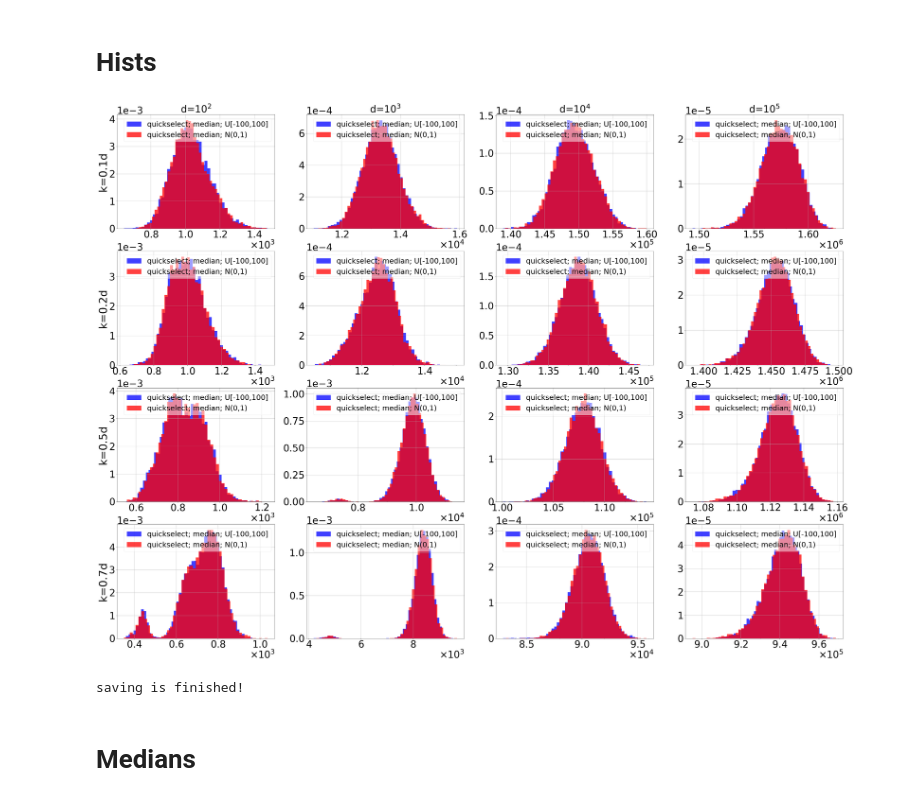
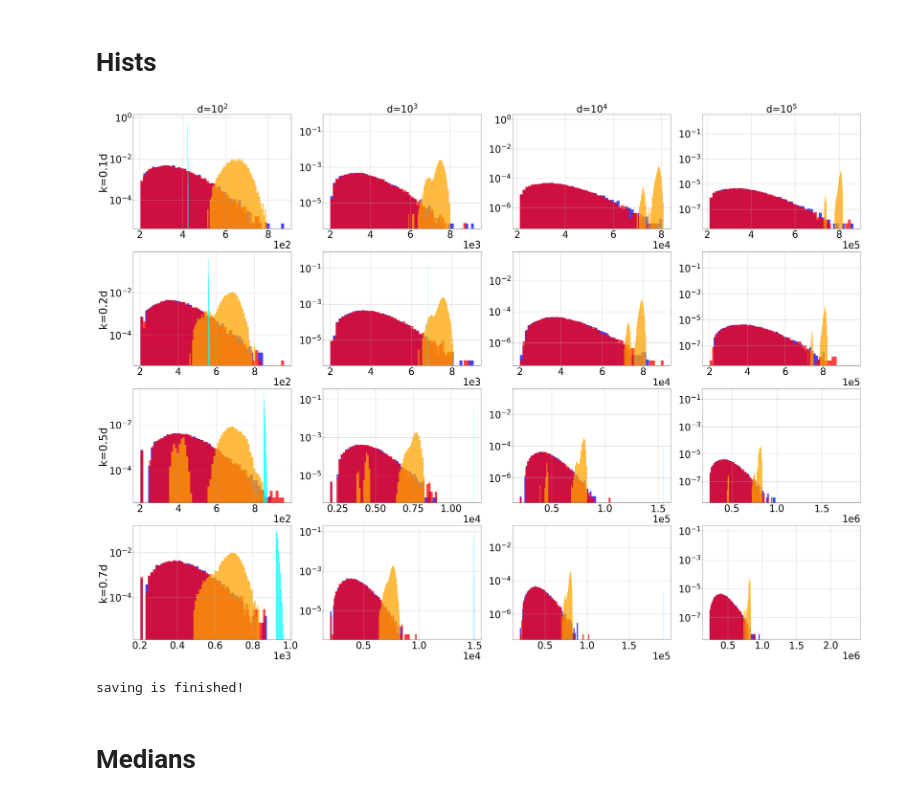
Before and after one commit to IgorSokoloff/CS-260_top-k-algorithms_project, a Jupyter notebook: igors_final_workflow/topk_draw.ipynb, the cells around one changed output. Saved outputs shown, nothing was run; the diff lists cells and outputs as text; code cells hidden in the pictures.

```diff
--- a/igors_final_workflow/topk_draw.ipynb
+++ b/igors_final_workflow/topk_draw.ipynb
@@ -44,7 +44,7 @@ plots_titles =  list(map (lambda d: r"d="+ d_str[d], d_ar))
 # %% [markdown]
 # Hists
 # %%
-def draw_hist_and_save(fig_ax_ar, d_ar, k_ar_frac, plot_path, filename, y_label, plots_titles):
+def draw_hist_and_save(fig_ax_ar, d_ar, k_ar_frac, plot_path, filename, y_label, plots_titles, is_legend):
     size = 40
     marker_size = 30
     plt.rcParams['font.family'] = 'serif'
@@ -65,6 +65,9 @@ def draw_hist_and_save(fig_ax_ar, d_ar, k_ar_frac, plot_path, filename, y_label,
     (fig, axs) = fig_ax_ar
     limits = (0, 1)
 
+    if is_legend:
+        legend = axs[0,0].legend(loc="best", framealpha=0.5)
+
     for i,k in enumerate(k_ar_frac):
         #axs[i,0].set_ylabel(y_label[i])
         axs[i,0].set(ylabel=y_label[i])
@@ -74,21 +77,20 @@ def draw_hist_and_save(fig_ax_ar, d_ar, k_ar_frac, plot_path, filename, y_label,
             #legend = axs[dataset_num].legend(loc="lower left", framealpha=0.5)
             #legend = axs[dataset_num].legend(loc="upper right", framealpha=0.5)
             #legend = axs[i,j].legend(loc=legend_location[dataset_num], framealpha=0.5)
-            legend = axs[i,j].legend(loc="best", framealpha=0.5)
-            #axs[i,j].set_xscale('log')
+            axs[i,j].set_yscale('log')
             axs[i,j].grid()
 
-            axs[i,j].xaxis.set_major_locator(tck.AutoLocator())
-            axs[i,j].xaxis.set_minor_locator(tck.AutoMinorLocator())
-            axs[i,j].xaxis.set_major_formatter(tck.ScalarFormatter(useMathText=True))
+            #axs[i,j].xaxis.set_major_locator(tck.AutoLocator())
+            #axs[i,j].xaxis.set_minor_locator(tck.AutoMinorLocator())
+            #axs[i,j].xaxis.set_major_formatter(tck.ScalarFormatter(useMathText=True))
 
-            axs[i,j].ticklabel_format(axis='y', style='sci', scilimits=(0,0))
+            #axs[i,j].ticklabel_format(axis='y', style='sci', scilimits=(0,0))
             axs[i,j].ticklabel_format(axis='x', style='sci', scilimits=(0,0))
 
             #locmin = tck.LogLocator(base=10.0,subs=(0.2,0.3,0.4,0.5,0.6,0.7,0.8), numticks=10)
-            locmin = tck.LogLocator(base=10.0,subs=(0.2,0.6,0.8), numticks=5)
+            #locmin = tck.LogLocator(base=10.0,subs=(0.2,0.6,0.8), numticks=5)
 
-            axs[i,j].xaxis.set_minor_locator(locmin)
+            #axs[i,j].xaxis.set_minor_locator(locmin)
             #axs[i,j].xaxis.set_minor_formatter(tck.NullFormatter())
             #axs[i,j].set_ylim(limits)
             #print(axs[dataset_num].get_ylim())
@@ -109,13 +111,12 @@ experiment_type = "synthetic"
 plot_path = project_path + "plot_{0}/".format(experiment_type)
 x_axis = "hist"
 
-main_title = "prior_impact"
 main_title = "prior_impact_qs_rand"
 main_title = "prior_impact_qs_det"
 main_title = "prior_impact_qs_med"
-#main_title = "prior_impact"
-#main_title = "best_quick_select"
-#main_title = "quick_select_and_tournament"
+main_title = "best_quick_select"
+main_title = "prior_impact"
+main_title = "quick_select_and_tournament"
 #main_title = "check"
 
 if main_title == "prior_impact":#for tournament
@@ -160,7 +161,9 @@ sigma = 1.0
 left = -100
 right = 100
 
-n_samples_dict = {"tournament":{10**2:10**4, 10**3:10**4, 10**4:10**4, 10**5:500}, "quickselect":{10**2:10**4, 10**3:10**4, 10**4:10**4, 10**5:10**4}}
+n_samples_dict = {"tournament":{10**2:10**5, 10**3:10**5, 10**4:10**4, 10**5:500}, "quickselect":{10**2:10**4, 10**3:10**4, 10**4:10**4, 10**5:10**4}}
+
+bins_dict = {"tournament":10 , "quickselect": 50}
 
 d_ar = np.array([10**2, 10**3, 10**5, 10**7, 10**9], dtype=int)
 d_ar = np.array([10**2, 10**3, 10**4, 10**5], dtype=int)
@@ -172,13 +175,15 @@ k_ar_frac =  np.array([0.1,0.2,0.5,0.7])
 #k_ar_frac =  np.array([0.1,0.5])
 
 draw = 1
-
+is_legend=0
 
 if not os.path.exists(plot_path):
     os.makedirs(plot_path)
 
 d_str = {10**2:r"$10^2$", 10**3:r"$10^3$", 10**4:r"$10^4$", 10**5:r"$10^5$",10**6:r"$10^6$", 10**7:r"$10^7$", 10**9:r"$10^9$"}
+
 plots_titles =  list(map (lambda d: r"d="+d_str[d], d_ar))
+
 y_label_ar = list(map (lambda k_frac: f"k={k_frac}d", k_ar_frac))
 filename = "{0}_{1}_{2}_{3}.pdf".format(main_title, x_axis, "-".join(exps), "-".join(plots_titles), "-".join(y_label_ar))
 
@@ -209,37 +214,41 @@ for i,k_frac in enumerate(k_ar_frac):
                     folder_tournament_ar += ['{0}_{1}'.format(experiment_type, f"tournament") ]
                     file_tournament_ar += ['TCH_prior-{0}_n-{1}_d-{2}_k-{3}.npy'.format(distribution, n_samples_dict["tournament"][d], d, int(k_frac*d))]
                     label_tournament_ar += ["tournament; N({0},{1})".format(intrepr(mean), intrepr(sigma))]
                 elif distribution_family == "uniform":
                     distribution = distribution_family+f"_l-{myrepr(left)}_r-{myrepr(right)}"
                     folder_tournament_ar += ['{0}_{1}'.format(experiment_type, f"tournament") ]
                     file_tournament_ar += ['TCH_prior-{0}_n-{1}_d-{2}_k-{3}.npy'.format(distribution, n_samples_dict["tournament"][d], d, int(k_frac*d))]
                     label_tournament_ar += ["tournament; U[{0},{1}]".format(left,right)]
                 else:
                     raise ValueError("wrong distribution")
 
         folder_ar = folder_quickselect_ar + folder_tournament_ar
         file_ar = file_quickselect_ar + file_tournament_ar
         label_ar = label_quickselect_ar + label_tournament_ar
 
         for t, (folder,file,label) in enumerate(zip (folder_ar,file_ar,label_ar)):
-            #print(folder," ",file, " ",label)
             logs_path = project_path + "logs/logs_{0}/".format(folder)
             logs_file = logs_path + file
             if os.path.isfile(logs_file):
                 tc_hist = np.load(logs_file).astype(int)
+                #print(folder," ",file, " ",label, " ", tc_hist.shape[0])
                 if draw:
-                    axs[i,j].hist(x=tc_hist, bins=50, density=True, color=color_ar[t], alpha=0.75, label=label)
+                    if label[0] == "q":
+                        bins = bins_dict["quickselect"]
+                    else:
+                        bins = bins_dict["tournament"]
+                    axs[i,j].hist(x=tc_hist, bins=bins, density=True, color=color_ar[t], alpha=0.75, label=label)
                     #axs[i,j].hist(x=tc_hist, bins=50, density=False, color=color_ar[t], alpha=0.75, label=label)
 
             else:
                 print (logs_file + " is not computed")
     #raise ValueError("")
 
 if draw:
     fig_ax_ar = (fig, axs)
-    draw_hist_and_save(fig_ax_ar, d_ar, k_ar_frac, plot_path, filename, y_label_ar, plots_titles)
+    draw_hist_and_save(fig_ax_ar, d_ar, k_ar_frac, plot_path, filename, y_label_ar, plots_titles, is_legend)
 # %% [output]
-[figure, old version]
+[figure, new version]
 saving is finished!
 # %% [markdown]
 # Medians
```
Also changed, not shown: parts of 4 cells of this notebook, 6 other files.
